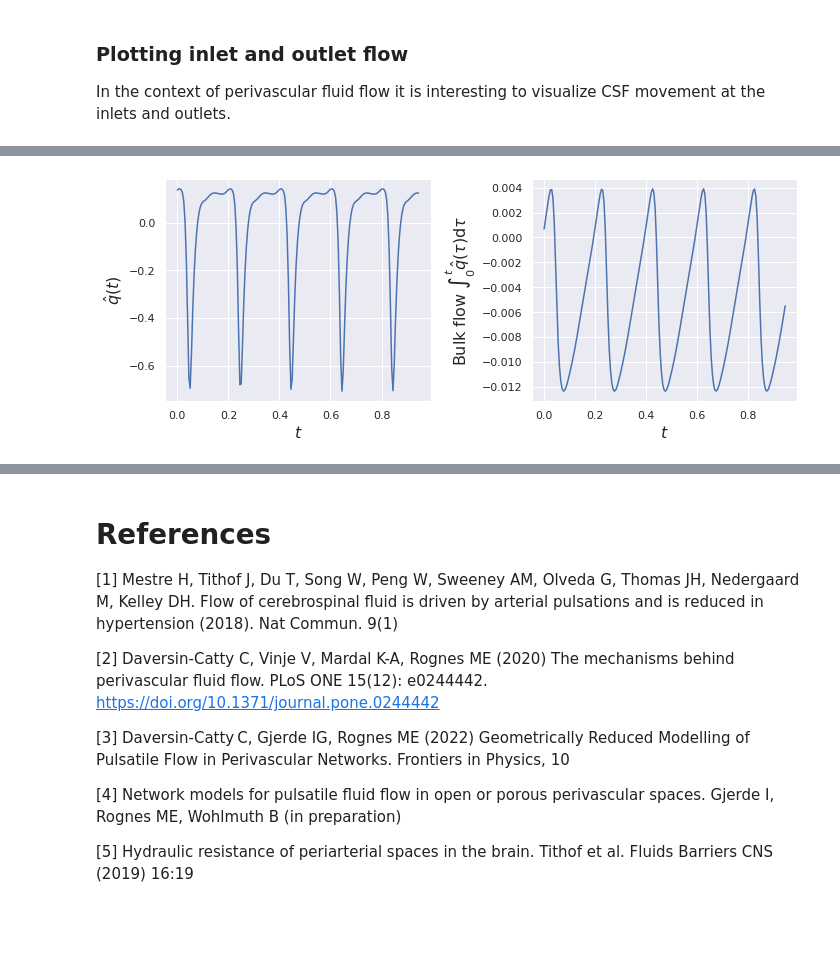
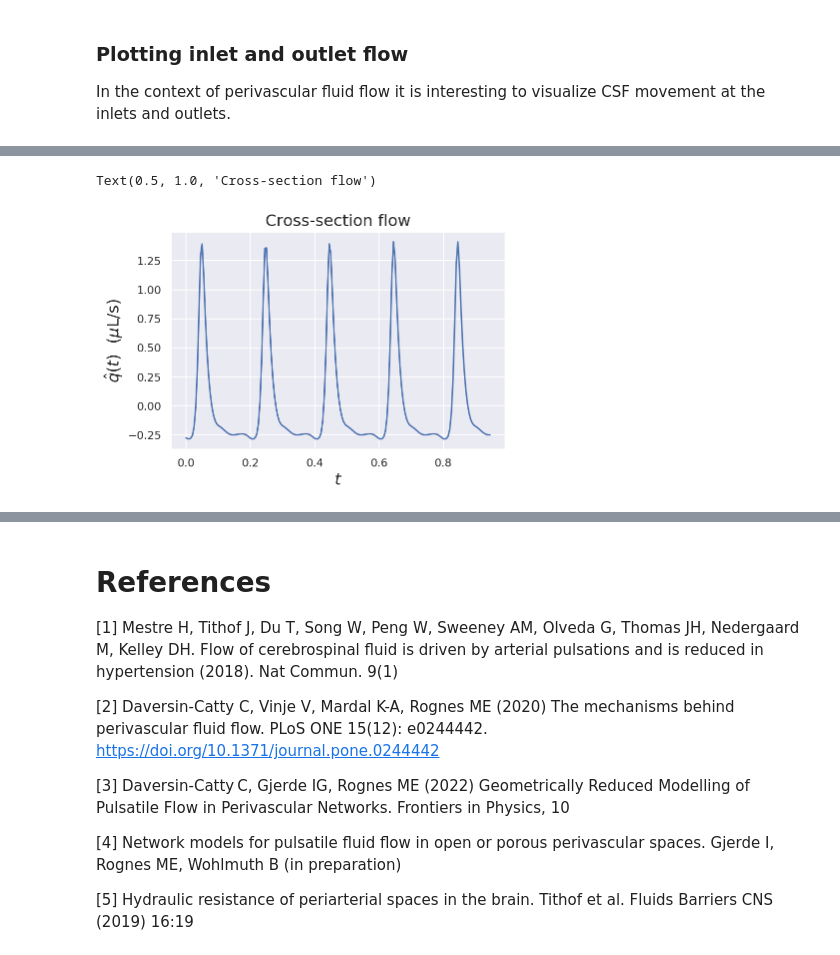
Before and after one commit to IngeborgGjerde/graphnics, a Jupyter notebook: demo/Pulsatile flow on a real vascular network.ipynb, the cells around one changed output, grey strips where cells are left out. Drawn from its saved outputs; the diff is of its cells as text; code cells hidden in the pictures; blank space fills up the shorter version.

Commit message:
Update pulsatile flow demos

```diff
--- a/demo/Pulsatile flow on a real vascular network.ipynb
+++ b/demo/Pulsatile flow on a real vascular network.ipynb
@@ -269,9 +274,9 @@ In the context of perivascular fluid flow it is interesting to visualize CSF mov
 # Identify inlet/outlet
 
 adj_matrix = nx.adj_matrix(G).todense()
-inlets_outlets = np.where(np.sum(adj_matrix, axis=1)==1)[0]
+inlets_outlets = np.where(np.sum(adj_matrix, axis=1)==0)[0]
 
-i = inlets_outlets[0]
+i = inlets_outlets[3]
 
 # Get pressure and cross-section flux at this inlet/outlet
 p_vals, q_vals, ts = [], [], []
@@ -287,7 +292,6 @@ for ix, sol in enumerate(sols[10:]):
     pos = G.nodes()[i]['pos']
     p_vals.append(p(pos))
     q_vals.append(qi(pos))
-
     ts.append(dt*ix)
 # %% [output]
 WARNING: user expression has not supplied value_shape method or an element. Assuming scalar element.
@@ -307,22 +311,15 @@ WARNING: user expression has not supplied value_shape method or an element. Assu
 WARNING: user expression has not supplied value_shape method or an element. Assuming scalar element.
 WARNING: user expression has not supplied value_shape method or an element. Assuming scalar element.
 WARNING: user expression has not supplied value_shape method or an element. Assuming scalar element.
-# %%
-plt.rcParams['figure.dpi'] = 300
-plt.rcParams['savefig.dpi'] = 300
-
-%matplotlib inline
-sns.set_theme(style='darkgrid')
-
-fig, (ax1, ax2) = plt.subplots(1, 2, figsize=(10,4))
-ax1.plot(ts, q_vals)
-ax1.set_xlabel('$t$', fontsize=16)
-ax1.set_ylabel('$\hat{q}(t)$', fontsize=16)
-
-ax2.plot(ts, np.cumsum(q_vals)*dt)
-ax2.set_xlabel('$t$', fontsize=16)
-ax2.set_ylabel('Bulk flow $\int_{0}^{t} \hat{q}(\\tau)\mathrm{d}\\tau$', fontsize=16)
-
-fig.tight_layout()
-# %% [output]
-[figure, removed]
+# %%
+%matplotlib inline
+sns.set_theme(style='darkgrid')
+
+plt.figure(figsize=(6,4))
+plt.plot(ts, q_vals)
+plt.xlabel('$t$', fontsize=16)
+plt.ylabel('$\hat{q}(t)$  ($\mu$L/s)', fontsize=16)
+plt.title('Cross-section flow', fontsize=16)
+# %% [output]
+Text(0.5, 1.0, 'Cross-section flow')
+[figure, added]
```
Also changed, not shown: parts of 8 cells of this notebook, 1 other file.
